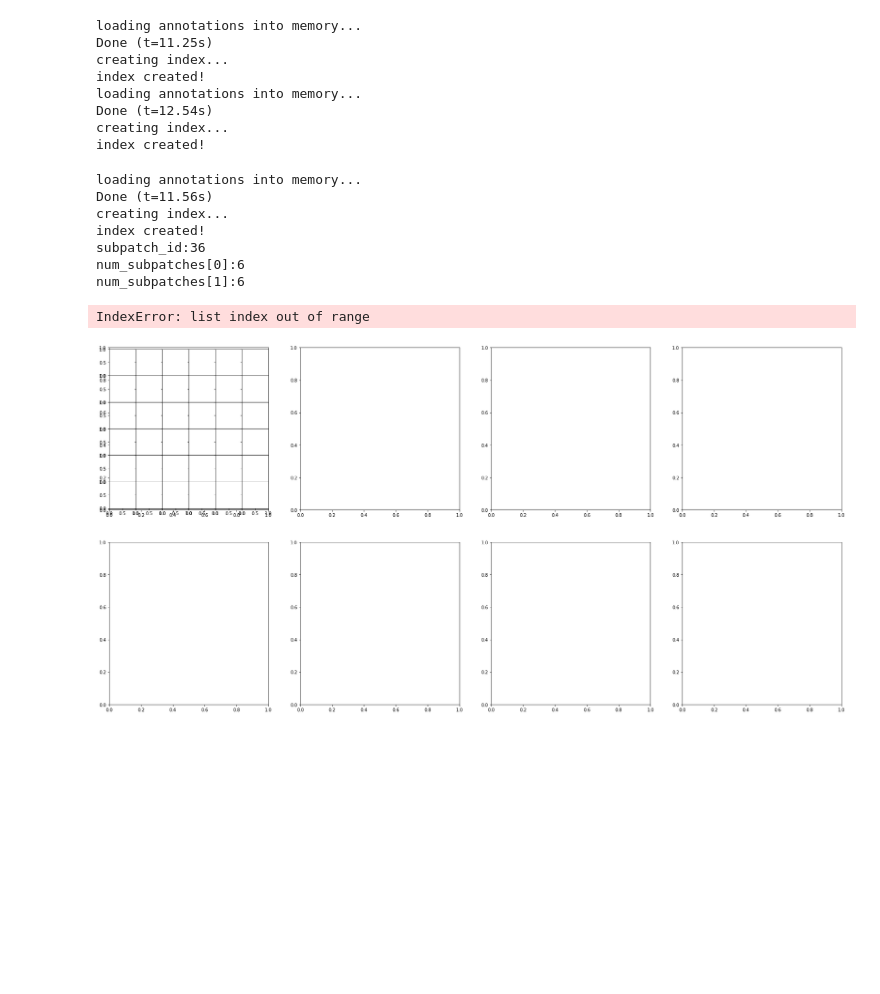
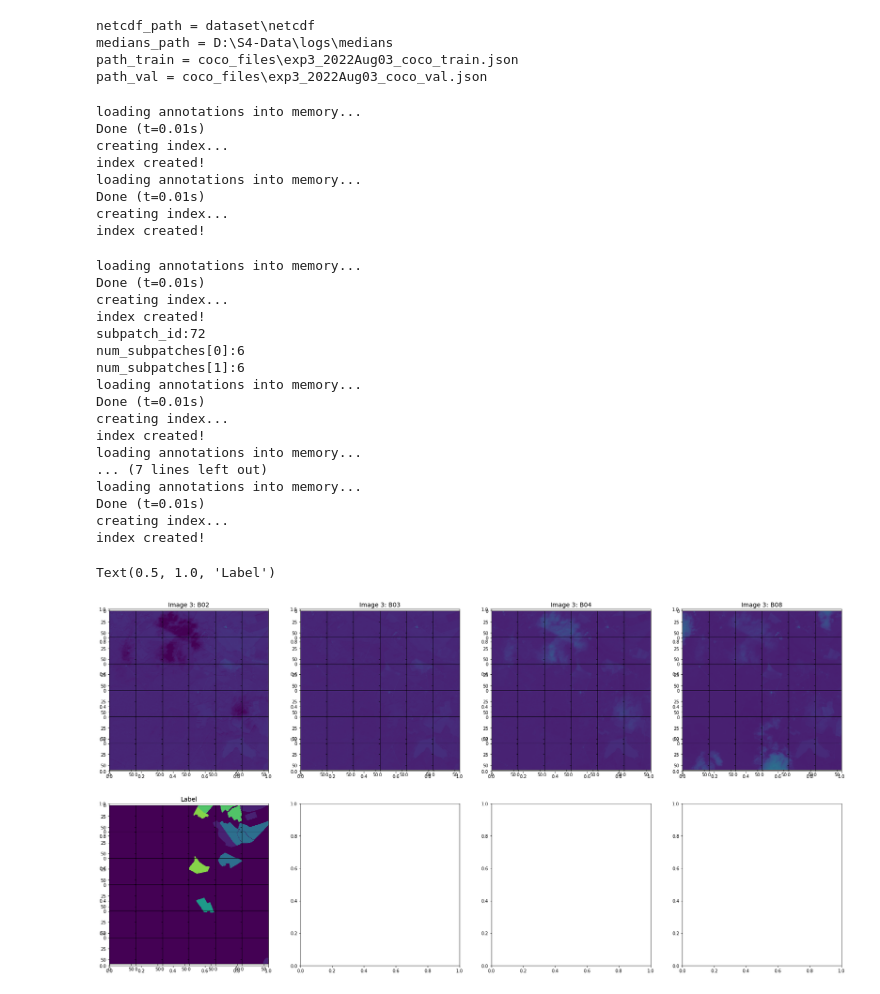
Before and after one commit to ascidian-ai/S4A-Models, a Jupyter notebook: check_dataset.ipynb, the cells around one changed output. Cells and saved outputs as stored; diff of their text form; code cells hidden in the pictures; blank space fills up the shorter version.

Commit message:
Configured Check_dataset to work with my local path setup

```diff
--- a/check_dataset.ipynb
+++ b/check_dataset.ipynb
@@ -29,15 +37,26 @@ def get_window(idx, window_len, image_size, coco_file):
 # %%
 # Define paths
 root_coco_path = Path('coco_files')
-coco_train = root_coco_path / 'exp3_patches5000_strat_coco_train.json'
-coco_val = root_coco_path / 'exp3_patches5000_strat_coco_train.json'
+coco_train = Path(root_coco_path / 'exp3_2022Aug03_coco_train.json')
+coco_val = Path(root_coco_path / 'exp3_2022Aug03_coco_val.json')
 
-root_data_path = Path('D:/S4-Data')
-netcdf_path = root_data_path / 'netcdf'
+netcdf_path = Path('dataset/netcdf')
+medians_path = Path('D:\S4-Data\logs\medians')
+
+print(f'netcdf_path = {netcdf_path}')
+print(f'medians_path = {medians_path}')
+print(f'path_train = {coco_train}')
+print(f'path_val = {coco_val}')
+# %% [output]
+netcdf_path = dataset\netcdf
+medians_path = D:\S4-Data\logs\medians
+path_train = coco_files\exp3_2022Aug03_coco_train.json
+path_val = coco_files\exp3_2022Aug03_coco_val.json
 # %%
 # Create Data Module
 dm = PADDataModule(
     netcdf_path=netcdf_path,
+    medians_path=medians_path,
     path_train=coco_train,
     path_val=coco_val,
     group_freq='1MS',
@@ -53,8 +72,8 @@ dm = PADDataModule(
     shadow=False,
     snow=False,
     output_size=[61, 61],
-    batch_size=1,
-    num_workers=2,
+    batch_size=8,
+    num_workers=4,
     binary_labels=False,
     return_parcels=True
 )
@@ -63,17 +82,17 @@ dm = PADDataModule(
 dm.setup('fit')
 # %% [output]
 loading annotations into memory...
-Done (t=11.25s)
+Done (t=0.01s)
 creating index...
 index created!
 loading annotations into memory...
-Done (t=12.54s)
+Done (t=0.01s)
 creating index...
 index created!
 # %%
 fig, axes = plt.subplots(2, 4, figsize=(30, 15))
 
-image_idx1 = 2
+image_idx1 = 3
 
 # Image B02
 subpatch_id, num_subpatches = get_window(image_idx1 - 1, 6, [61, 61], coco_train)
@@ -101,34 +120,44 @@ grid = ImageGrid(fig, 243, nrows_ncols=(num_subpatches[0], num_subpatches[1]), a
 for idx in range(num_subpatches[0] * num_subpatches[1]):
     batch = dm.dataset_train.__getitem__(subpatch_id + idx)
     grid[idx].imshow(batch['medians'][0, 2, :, :], vmin=0, vmax=1)
 
 # Image B08
 subpatch_id, num_subpatches = get_window(image_idx1 - 1, 6, [61, 61], coco_train)
 grid = ImageGrid(fig, 244, nrows_ncols=(num_subpatches[0], num_subpatches[1]), axes_pad=0.0)
 for idx in range(num_subpatches[0] * num_subpatches[1]):
     batch = dm.dataset_train.__getitem__(subpatch_id + idx)
     grid[idx].imshow(batch['medians'][0, 3, :, :], vmin=0, vmax=1)
 
 # Label
 subpatch_id, num_subpatches = get_window(image_idx1 - 1, 6, [61, 61], coco_train)
 grid = ImageGrid(fig, 245, nrows_ncols=(num_subpatches[0], num_subpatches[1]), axes_pad=0.0)
 for idx in range(num_subpatches[0] * num_subpatches[1]):
     batch = dm.dataset_train.__getitem__(subpatch_id + idx)
     grid[idx].imshow(batch['labels'].squeeze(), vmin=0, vmax=max(LINEAR_ENCODER.values()))
 
 title_font = {'size': '14'}
 axes[0][0].set_title(f'Image {image_idx1}: B02', fontdict=title_font)
 axes[0][1].set_title(f'Image {image_idx1}: B03', fontdict=title_font)
 axes[0][2].set_title(f'Image {image_idx1}: B04', fontdict=title_font)
 axes[0][3].set_title(f'Image {image_idx1}: B08', fontdict=title_font)
 axes[1][0].set_title(f'Label', fontdict=title_font)
 # %% [output]
 loading annotations into memory...
-Done (t=11.56s)
+Done (t=0.01s)
 creating index...
 index created!
-subpatch_id:36
+subpatch_id:72
 num_subpatches[0]:6
 num_subpatches[1]:6
+loading annotations into memory...
+Done (t=0.01s)
+creating index...
+index created!
+loading annotations into memory...
+... (7 lines left out)
+loading annotations into memory...
+Done (t=0.01s)
+creating index...
+index created!
-IndexError: list index out of range
+Text(0.5, 1.0, 'Label')
-[figure, old version]
+[figure, new version]
```
Also changed, not shown: parts of 2 cells of this notebook.
